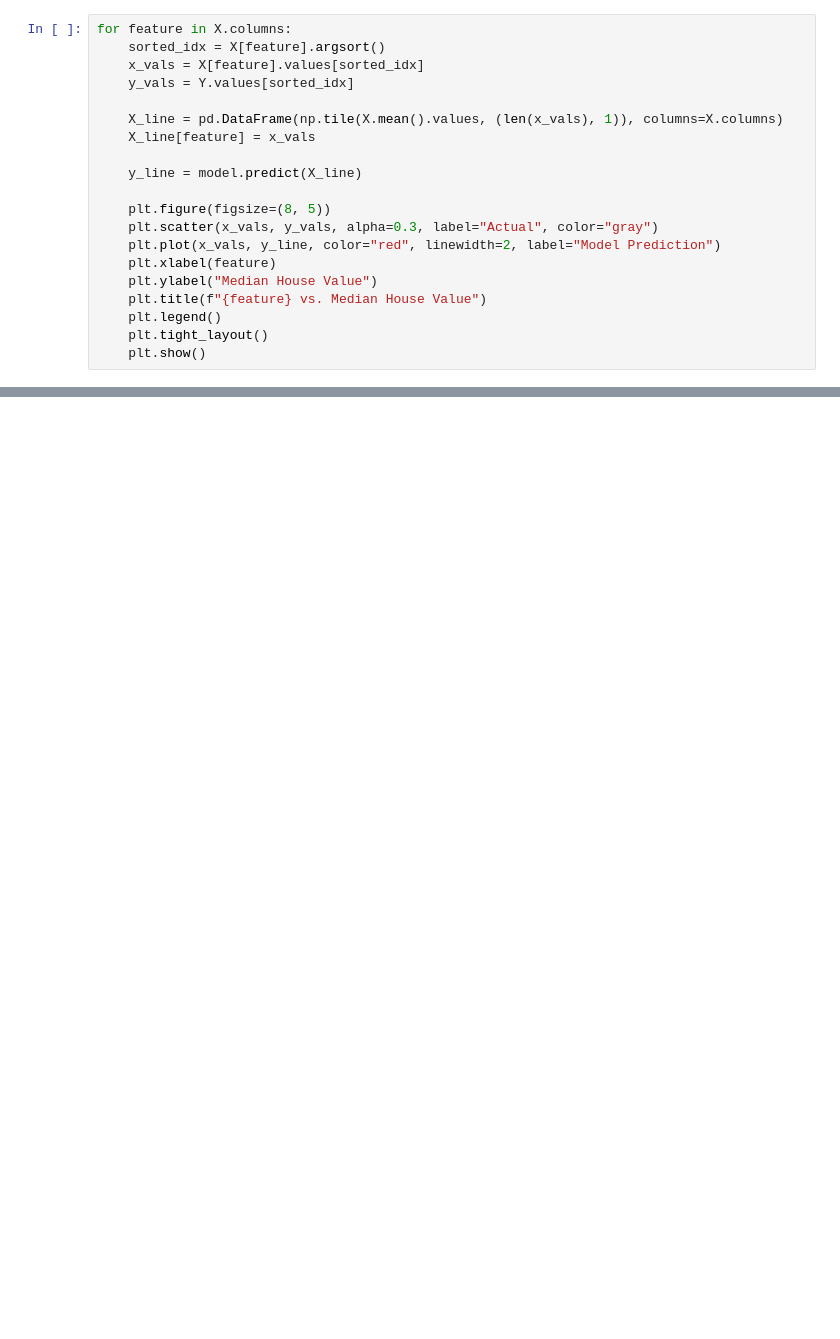
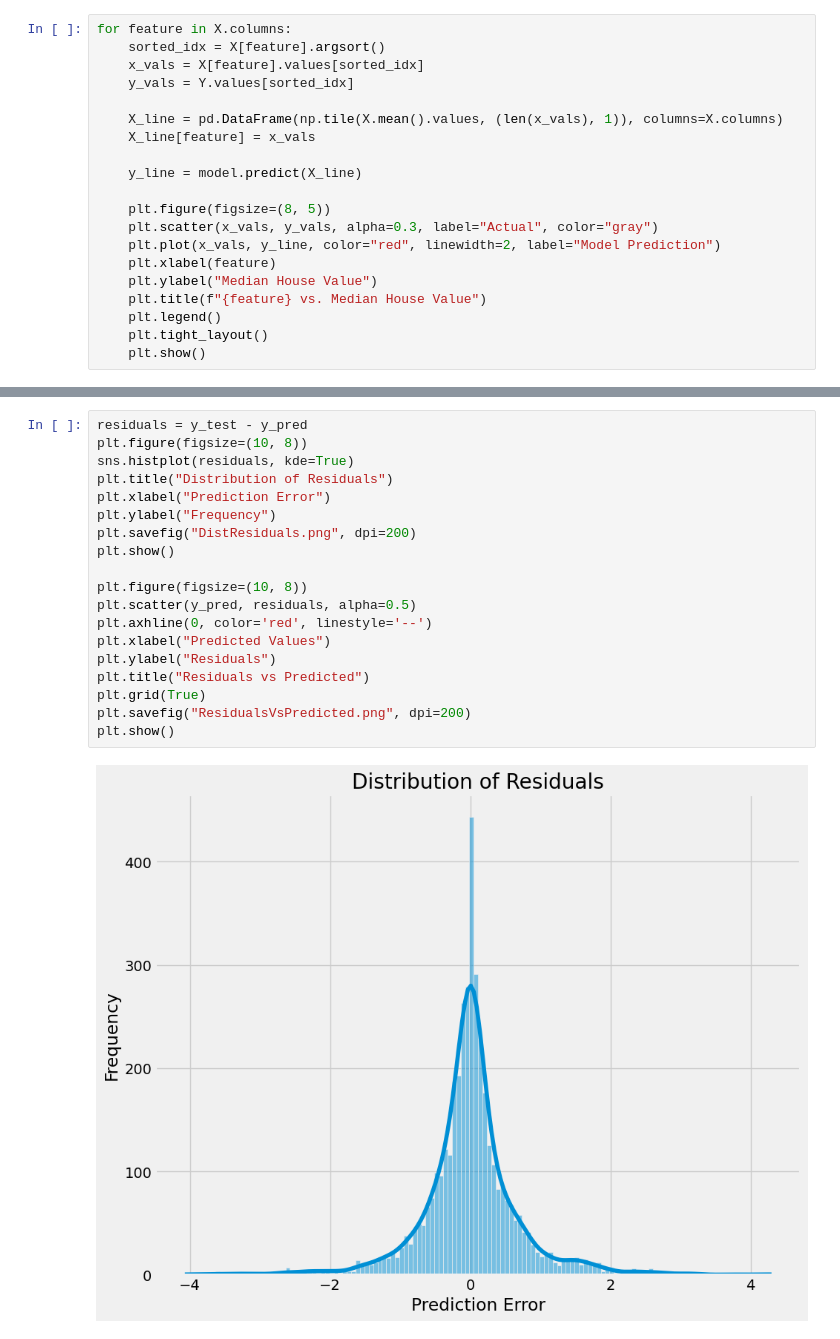
Before and after one commit to Avery-Mitchell/DecisionTreeRegression-CS5206, a Jupyter notebook: california_housing_data.ipynb, the cells around one changed output, grey strips where cells are left out. Saved outputs shown, nothing was run; the diff lists cells and outputs as text; blank space fills up the shorter version.

```diff
--- a/california_housing_data.ipynb
+++ b/california_housing_data.ipynb
@@ -193,0 +223,21 @@ plt.show()
+# %%
+residuals = y_test - y_pred
+plt.figure(figsize=(10, 8))
+sns.histplot(residuals, kde=True)
+plt.title("Distribution of Residuals")
+plt.xlabel("Prediction Error")
+plt.ylabel("Frequency")
+plt.savefig("DistResiduals.png", dpi=200)
+plt.show()
+
+plt.figure(figsize=(10, 8))
+plt.scatter(y_pred, residuals, alpha=0.5)
+plt.axhline(0, color='red', linestyle='--')
+plt.xlabel("Predicted Values")
+plt.ylabel("Residuals")
+plt.title("Residuals vs Predicted")
+plt.grid(True)
+plt.savefig("ResidualsVsPredicted.png", dpi=200)
+plt.show()
+# %% [output]
+[figure, added]
```
Also changed, not shown: parts of 17 cells of this notebook, 15 other files.
